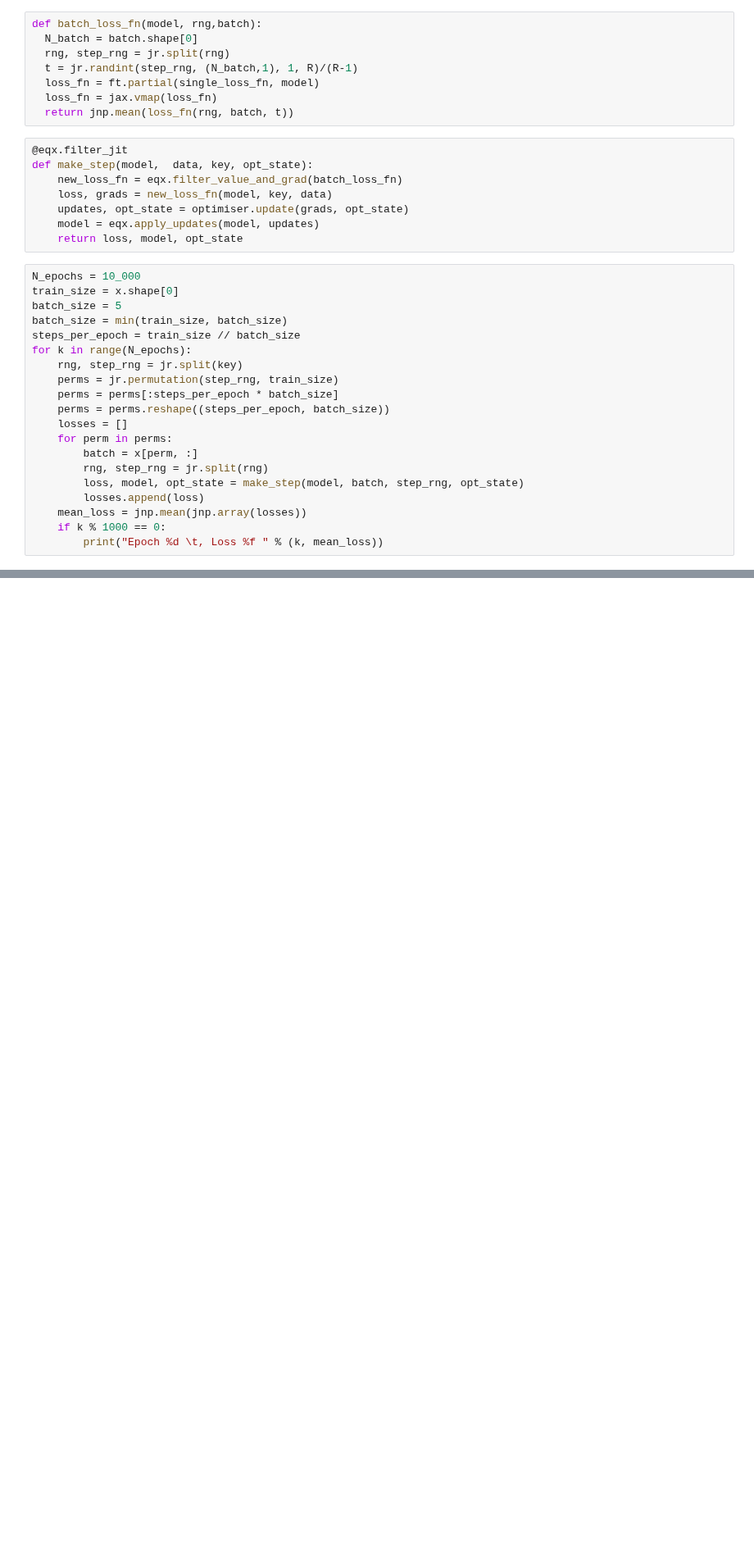
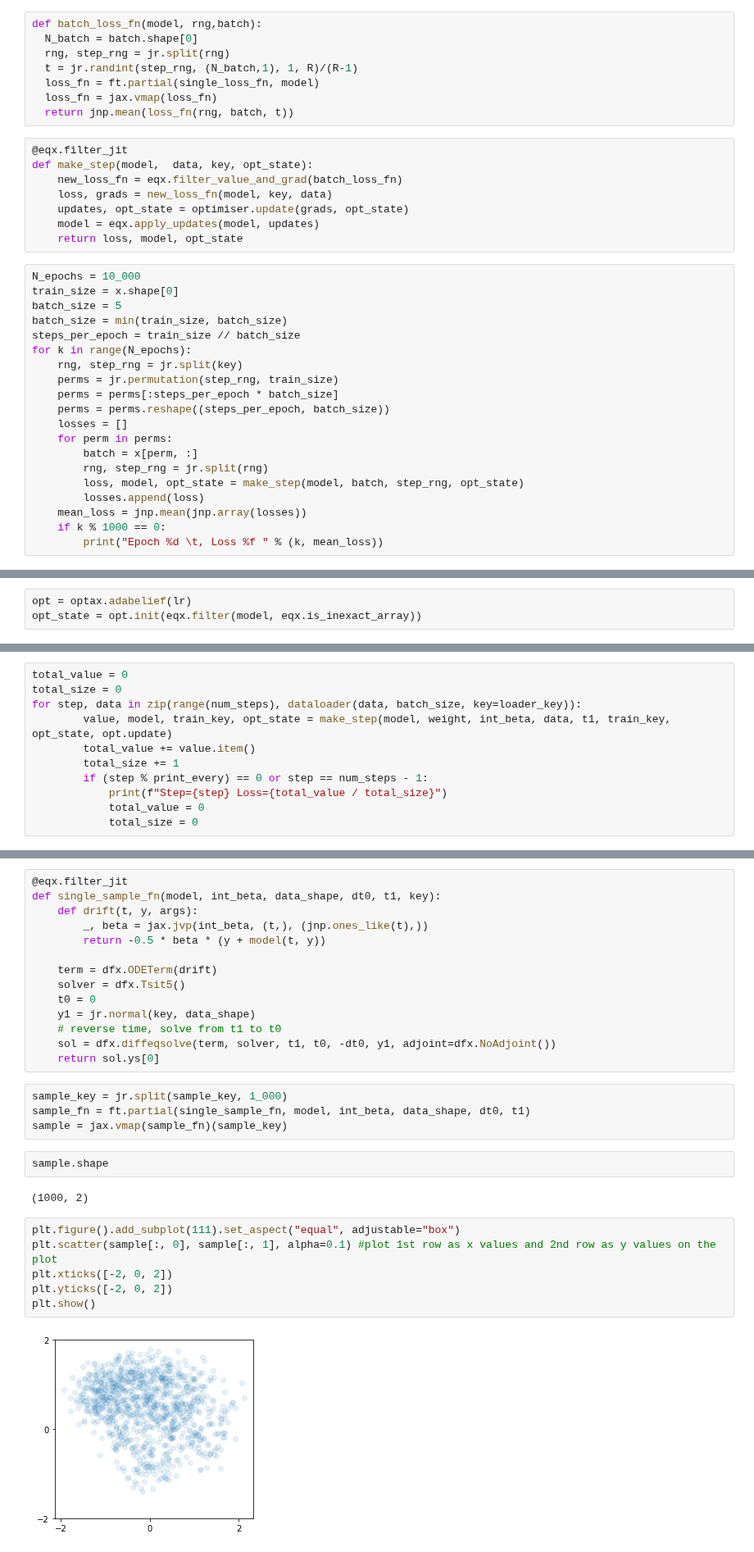
Before and after one commit to durml91/MMath-Project, a Jupyter notebook: Image_Diffusion_(working)/Spiral_Diffusion.ipynb, the cells around one changed output, grey strips where cells are left out. Shown at 82% size. Cells and saved outputs as stored; diff of their text form; blank space fills up the shorter version.

```diff
--- a/Image_Diffusion_(working)/Spiral_Diffusion.ipynb
+++ b/Image_Diffusion_(working)/Spiral_Diffusion.ipynb
@@ -424,0 +560,3 @@ for k in range(N_epochs):
+# %%
+opt = optax.adabelief(lr)
+opt_state = opt.init(eqx.filter(model, eqx.is_inexact_array))
@@ -424,0 +577,11 @@ for k in range(N_epochs):
+# %%
+total_value = 0
+total_size = 0
+for step, data in zip(range(num_steps), dataloader(data, batch_size, key=loader_key)):
+        value, model, train_key, opt_state = make_step(model, weight, int_beta, data, t1, train_key, opt_state, opt.update)
+        total_value += value.item()
+        total_size += 1
+        if (step % print_every) == 0 or step == num_steps - 1:
+            print(f"Step={step} Loss={total_value / total_size}")
+            total_value = 0
+            total_size = 0
@@ -424,0 +600,30 @@ for k in range(N_epochs):
+# %%
+@eqx.filter_jit
+def single_sample_fn(model, int_beta, data_shape, dt0, t1, key):
+    def drift(t, y, args):
+        _, beta = jax.jvp(int_beta, (t,), (jnp.ones_like(t),))
+        return -0.5 * beta * (y + model(t, y))
+
+    term = dfx.ODETerm(drift)
+    solver = dfx.Tsit5()
+    t0 = 0
+    y1 = jr.normal(key, data_shape)
+    # reverse time, solve from t1 to t0
+    sol = dfx.diffeqsolve(term, solver, t1, t0, -dt0, y1, adjoint=dfx.NoAdjoint())
+    return sol.ys[0]
+# %%
+sample_key = jr.split(sample_key, 1_000)
+sample_fn = ft.partial(single_sample_fn, model, int_beta, data_shape, dt0, t1)
+sample = jax.vmap(sample_fn)(sample_key)
+# %%
+sample.shape
+# %% [output]
+(1000, 2)
+# %%
+plt.figure().add_subplot(111).set_aspect("equal", adjustable="box")
+plt.scatter(sample[:, 0], sample[:, 1], alpha=0.1) #plot 1st row as x values and 2nd row as y values on the plot
+plt.xticks([-2, 0, 2])
+plt.yticks([-2, 0, 2])
+plt.show()
+# %% [output]
+[figure, added]
```
Also changed, not shown: parts of 16 cells of this notebook.
